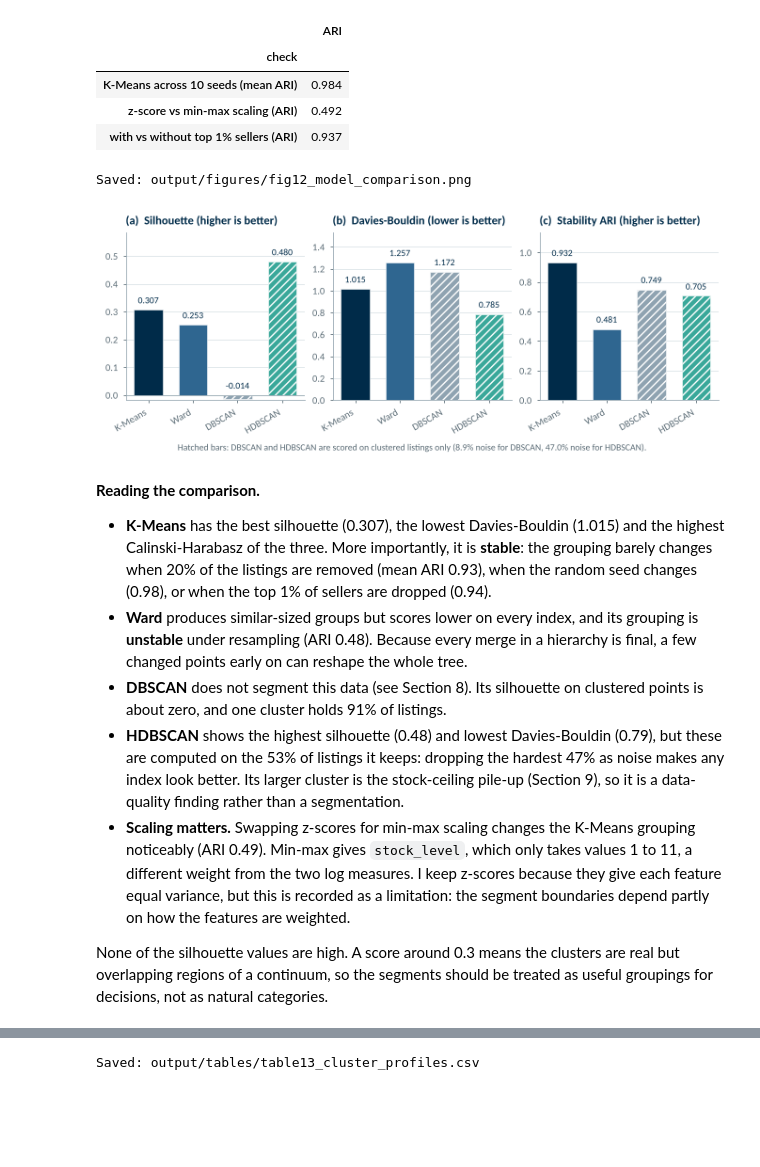
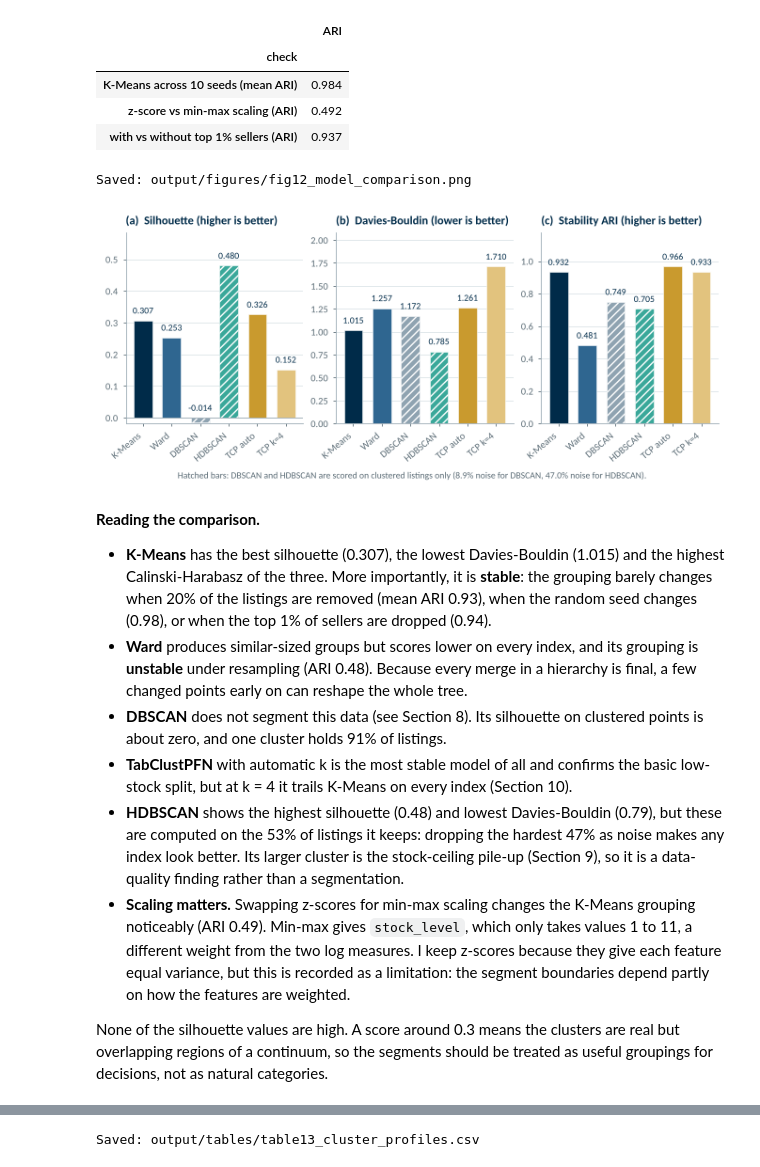
Before and after one commit to kvmmn/_COM7022_MachineLearning, a Jupyter notebook: COM7022 - Assignment/COM7022_Clustering_25199053.ipynb, the cells around one changed output, grey strips where cells are left out. Saved outputs shown, nothing was run; the diff lists cells and outputs as text; code cells hidden in the pictures; blank space fills up the shorter version.

```diff
--- a/COM7022 - Assignment/COM7022_Clustering_25199053.ipynb
+++ b/COM7022 - Assignment/COM7022_Clustering_25199053.ipynb
@@ -77,7 +78,7 @@ NOISE_GREY = "#A7B4BC"
 # 0 Premium = steel blue, 1 Budget = ochre, 2 Best-sellers = tiffany, 3 Low-stock = terracotta.
 CLUSTER_COLOURS = ["#2F6690", "#C99A2E", TIFFANY_DEEP, "#C8553D", MIDNIGHT]
 MODEL_COLOURS = {"K-Means": MIDNIGHT, "Hierarchical (Ward)": "#2F6690", "DBSCAN": "#8FA3B1",
-                 "HDBSCAN": TIFFANY_DEEP, "TabClustPFN": "#C99A2E"}
+                 "HDBSCAN": TIFFANY_DEEP, "TabClustPFN (auto k)": "#C99A2E", "TabClustPFN (k = 4)": "#E2C37E"}
 ARDEN_CMAP = matplotlib.colors.LinearSegmentedColormap.from_list(
     "arden", [MIST, TIFFANY, TIFFANY_DEEP, MIDNIGHT_SOFT, MIDNIGHT])
 ARDEN_DIVERGING = matplotlib.colors.LinearSegmentedColormap.from_list(
@@ -1170,0 +1306,17 @@ So the more flexible density method confirms, rather than overturns, the DBSCAN
+# %%
+# Figure 19: TabClustPFN partitions on the PCA plane, and how the k = 4 version maps onto K-Means
+fig, axes = plt.subplots(1, 3, figsize=(TEXT_WIDTH, 2.6), gridspec_kw={"width_ratios": [1, 1, 0.9]})
+tcp_colours = [MIDNIGHT_SOFT, "#8FA3B1", TIFFANY, "#7D6B9E"]   # neutral: segment colours stay reserved for K-Means
+plot_clusters_pca(axes[0], df["tabclustpfn"].values, "(a)  Automatic k = " + str(k_auto), colours=tcp_colours)
+plot_clusters_pca(axes[1], df["tabclustpfn_k4"].values, "(b)  Fixed k = " + str(K_FINAL), colours=tcp_colours)
+cross = pd.crosstab(df["tabclustpfn_k4"], df["kmeans"])
+sns.heatmap(cross, annot=True, fmt="d", cmap=ARDEN_CMAP, cbar=False, linewidths=1, linecolor="white",
+            annot_kws={"fontsize": 7}, ax=axes[2])
+axes[2].set_xlabel("K-Means cluster")
+axes[2].set_ylabel("TabClustPFN (k = 4)")
+axes[2].grid(False)
+panel(axes[2], "c", "Overlap with K-Means")
+for ax in axes[:2]:
+    ax.legend(loc="lower left", markerscale=2, fontsize=6.5, handletextpad=0.2, borderaxespad=0.1)
+save_figure(fig, "fig19_tabclustpfn.png")
+plt.show()
@@ -1223,10 +1382,17 @@ for name, column, fit_function, ignore_noise in [
         ("K-Means", "kmeans", fit_kmeans, False),
         ("Hierarchical (Ward)", "ward", fit_ward, False),
         ("DBSCAN", "dbscan", fit_dbscan, True),
-        ("HDBSCAN", "hdbscan", fit_hdbscan, True)]:
+        ("HDBSCAN", "hdbscan", fit_hdbscan, True),
+        ("TabClustPFN (auto k)", "tabclustpfn", fit_tabclustpfn if tcp_model is not None else None, False),
+        ("TabClustPFN (k = 4)", "tabclustpfn_k4",
+         (lambda data: fit_tabclustpfn(data, K_FINAL)) if tcp_model is not None else None, False)]:
     labels = df[column].values
     scores = internal_scores(labels, ignore_noise=ignore_noise)
-    stab_mean, stab_std = bootstrap_stability(fit_function)
+    if fit_function is not None:
+        stab_mean, stab_std = bootstrap_stability(fit_function)
+    else:      # TabClustPFN unavailable in this environment: reuse the stability measured in the assessed run
+        previous = pd.read_csv(TABLE_DIR / "table11_model_comparison.csv", index_col=0)
+        stab_mean, stab_std = previous.loc[name, "stability_ARI_mean"], previous.loc[name, "stability_ARI_sd"]
     n_clusters = len(set(labels)) - (1 if -1 in labels else 0)
     sizes = pd.Series(labels[labels != -1]).value_counts()
     row = {"model": name, "clusters": n_clusters, "noise_pct": round((labels == -1).mean() * 100, 1)}
@@ -1286,40 +1454,41 @@ Saved: output/tables/table12_sensitivity_checks.csv
 # %%
 # Figure 12: side-by-side comparison of the models
 metrics_to_plot = [("silhouette", "Silhouette (higher is better)"),
                    ("davies_bouldin", "Davies-Bouldin (lower is better)"),
                    ("stability_ARI_mean", "Stability ARI (higher is better)")]
-short = {"Hierarchical (Ward)": "Ward"}
-fig, axes = plt.subplots(1, 3, figsize=(TEXT_WIDTH, 2.6))
+short = {"Hierarchical (Ward)": "Ward", "TabClustPFN (auto k)": "TCP auto", "TabClustPFN (k = 4)": "TCP k=4"}
+fig, axes = plt.subplots(1, 3, figsize=(TEXT_WIDTH, 2.9))
 for ax, letter, (metric, label) in zip(axes, "abc", metrics_to_plot):
     values = comparison[metric]
     names = [short.get(m, m) for m in comparison.index]
     bars = ax.bar(names, values, color=[MODEL_COLOURS[m] for m in comparison.index], width=0.65,
                   edgecolor="white", linewidth=0.4)
     for bar, m in zip(bars, comparison.index):
         if comparison.loc[m, "noise_pct"] > 0:      # density models: scored on clustered points only
             bar.set_hatch("////")
     for bar, v in zip(bars, values):
         ax.text(bar.get_x() + bar.get_width() / 2, max(v, 0) + max(values) * 0.03, format(v, ".3f"), ha="center",
                 va="bottom", color=MIDNIGHT, fontsize=7)
     panel(ax, letter, label)
     ax.set_ylim(min(0, values.min() * 1.3), max(values) * 1.22)
     ax.axhline(0, color="#9AAAB4", linewidth=0.6)
-    plt.setp(ax.get_xticklabels(), rotation=30, ha="right")
+    plt.setp(ax.get_xticklabels(), rotation=40, ha="right")
 fig.supxlabel("Hatched bars: DBSCAN and HDBSCAN are scored on clustered listings only ("
               + ", ".join(str(comparison.loc[m, "noise_pct"]) + "% noise for " + m
                           for m in comparison.index if comparison.loc[m, "noise_pct"] > 0) + ").",
               fontsize=7, color=MUTE)
 save_figure(fig, "fig12_model_comparison.png")
 plt.show()
 # %% [output]
 Saved: output/figures/fig12_model_comparison.png
-[figure, old version]
+[figure, new version]
 # %% [markdown]
 **Reading the comparison.**
 
 - **K-Means** has the best silhouette (0.307), the lowest Davies-Bouldin (1.015) and the highest Calinski-Harabasz of the three. More importantly, it is **stable**: the grouping barely changes when 20% of the listings are removed (mean ARI 0.93), when the random seed changes (0.98), or when the top 1% of sellers are dropped (0.94).
 - **Ward** produces similar-sized groups but scores lower on every index, and its grouping is **unstable** under resampling (ARI 0.48). Because every merge in a hierarchy is final, a few changed points early on can reshape the whole tree.
 - **DBSCAN** does not segment this data (see Section 8). Its silhouette on clustered points is about zero, and one cluster holds 91% of listings.
+- **TabClustPFN** with automatic k is the most stable model of all and confirms the basic low-stock split, but at k = 4 it trails K-Means on every index (Section 10).
 - **HDBSCAN** shows the highest silhouette (0.48) and lowest Davies-Bouldin (0.79), but these are computed on the 53% of listings it keeps: dropping the hardest 47% as noise makes any index look better. Its larger cluster is the stock-ceiling pile-up (Section 9), so it is a data-quality finding rather than a segmentation.
 - **Scaling matters.** Swapping z-scores for min-max scaling changes the K-Means grouping noticeably (ARI 0.49). Min-max gives `stock_level`, which only takes values 1 to 11, a different weight from the two log measures. I keep z-scores because they give each feature equal variance, but this is recorded as a limitation: the segment boundaries depend partly on how the features are weighted.
 
```
Also changed, not shown: parts of 10 cells of this notebook, 29 other files.
